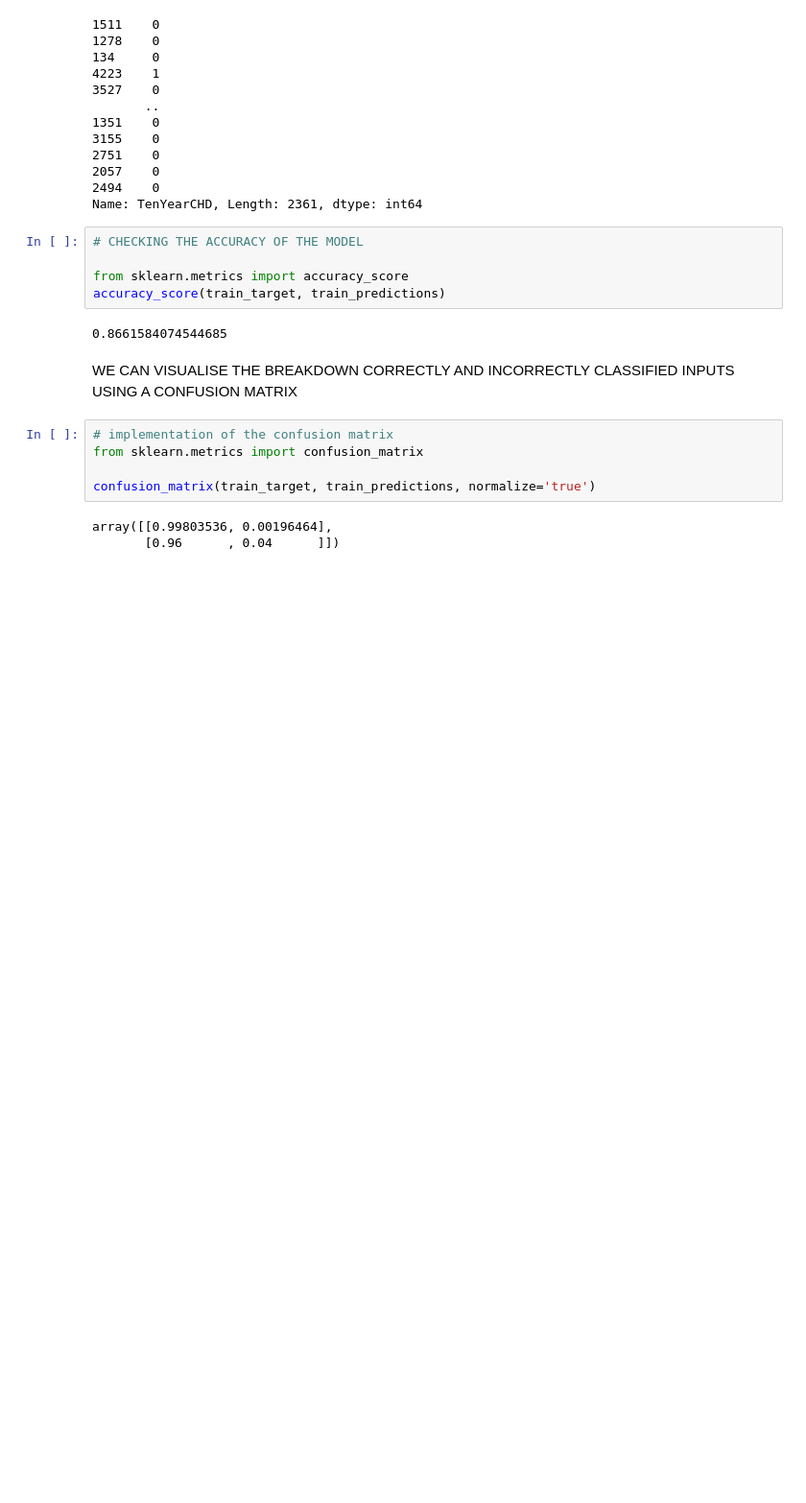
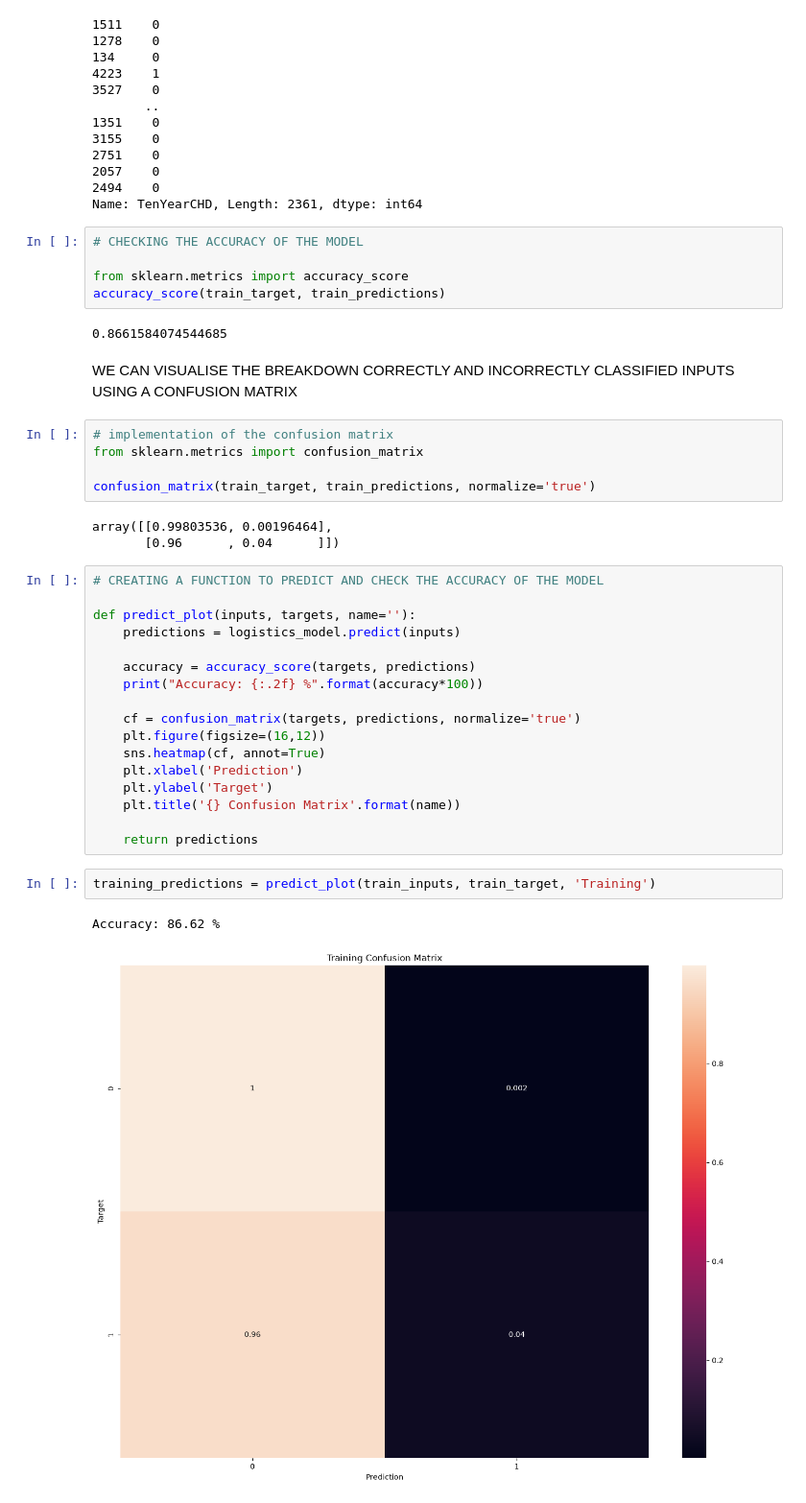
Before and after one commit to popsy-jeff/MACHINE-LEARNING-LOGISTIC-REGRESSION, a Jupyter notebook: Framingham_Logistic_Regression.ipynb, the cells around one changed output. Shown at 96% size. Saved outputs shown, nothing was run; the diff lists cells and outputs as text; blank space fills up the shorter version.

Commit message:
Creation of a function to predict and check the accuracy of the model as well as plotting the confusion matrix

```diff
--- a/Framingham_Logistic_Regression.ipynb
+++ b/Framingham_Logistic_Regression.ipynb
@@ -595,3 +595,25 @@ confusion_matrix(train_target, train_predictions, normalize='true')
 # %% [output]
 array([[0.99803536, 0.00196464],
        [0.96      , 0.04      ]])
+# %%
+# CREATING A FUNCTION TO PREDICT AND CHECK THE ACCURACY OF THE MODEL
+
+def predict_plot(inputs, targets, name=''):
+    predictions = logistics_model.predict(inputs)
+
+    accuracy = accuracy_score(targets, predictions)
+    print("Accuracy: {:.2f} %".format(accuracy*100))
+
+    cf = confusion_matrix(targets, predictions, normalize='true')
+    plt.figure(figsize=(16,12))
+    sns.heatmap(cf, annot=True)
+    plt.xlabel('Prediction')
+    plt.ylabel('Target')
+    plt.title('{} Confusion Matrix'.format(name))
+
+    return predictions
+# %%
+training_predictions = predict_plot(train_inputs, train_target, 'Training')
+# %% [output]
+Accuracy: 86.62 %
+[figure, added]
```
